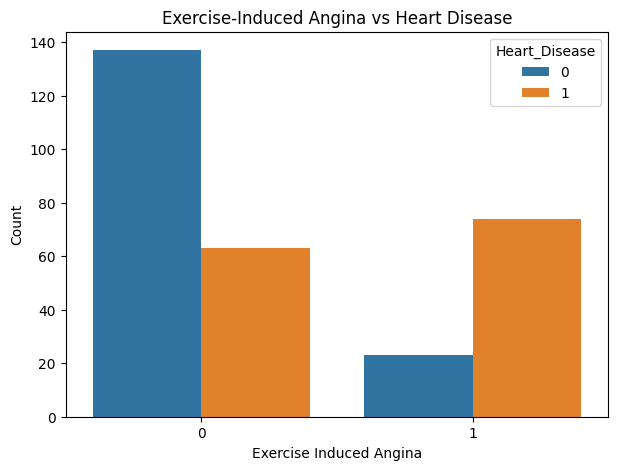
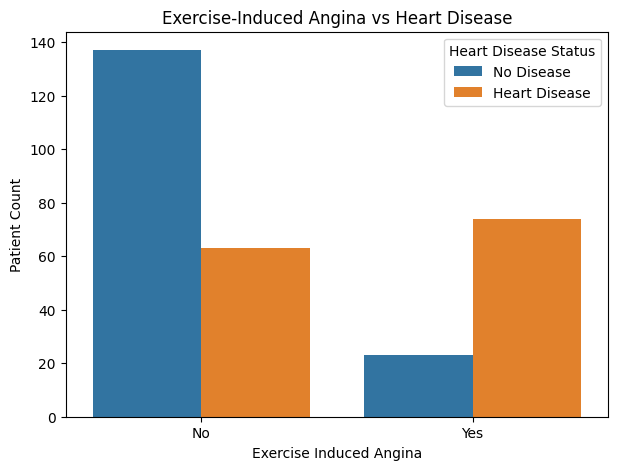
Code edit (unified diff) that turned the first committed figure into the second:
--- before
+++ after
@@ -1,11 +1,19 @@
 plt.figure(figsize=(7,5))
+
 sns.countplot(
-    x='Exercise_Induced_Angina',
-    hue='Heart_Disease',
-    data=df
+    x=df['Exercise_Induced_Angina'].map({
+        0: 'No',
+        1: 'Yes'
+    }),
+
+    hue=df['Heart_Disease'].map({
+        0: 'No Disease',
+        1: 'Heart Disease'
+    })
 )
 
 plt.title("Exercise-Induced Angina vs Heart Disease")
 plt.xlabel("Exercise Induced Angina")
-plt.ylabel("Count")
+plt.ylabel("Patient Count")
+plt.legend(title="Heart Disease Status")
 plt.show()

Commit: Added Insights in the Advanced EDA